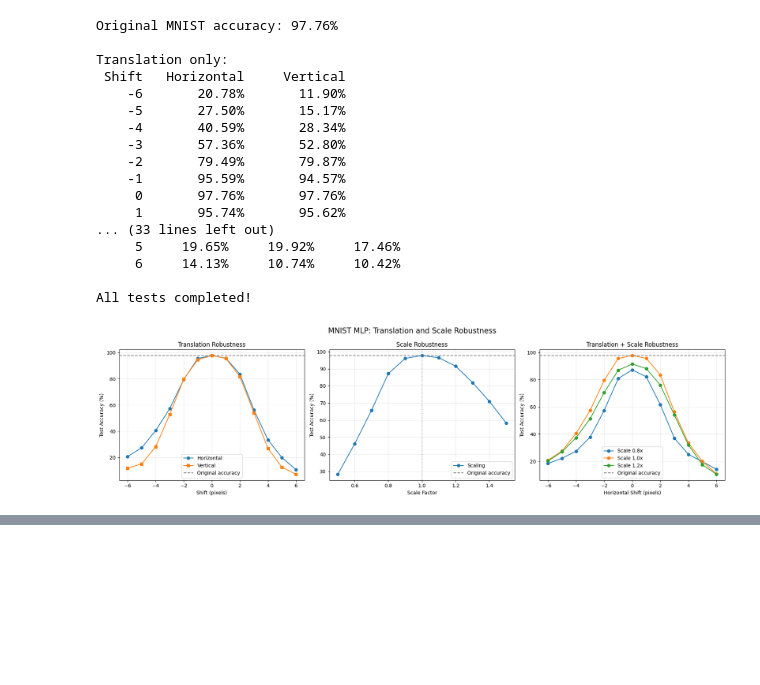
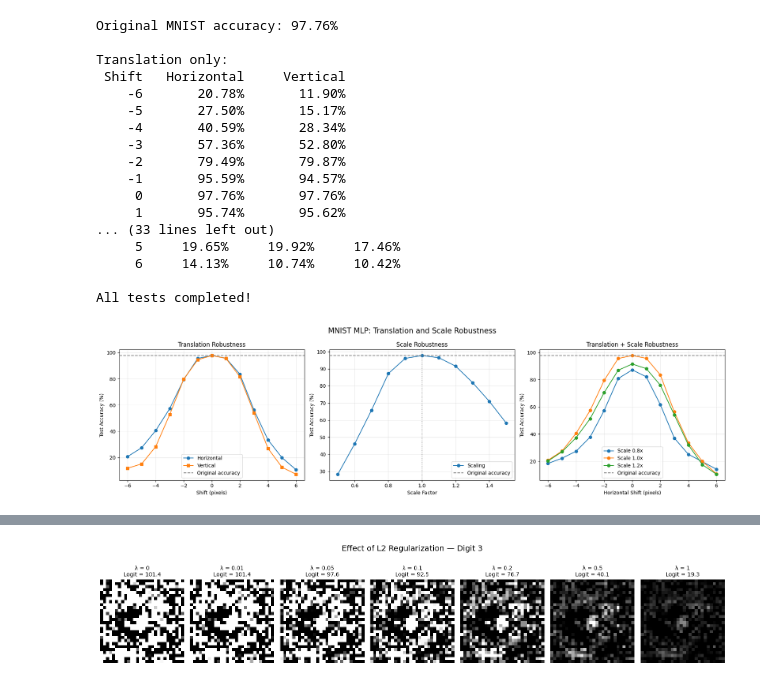
Before and after one commit to jsnimda/ML, a Jupyter notebook: Deep Learning/Scratch-MLP_MNIST.ipynb, the cells around one changed output, grey strips where cells are left out. Cells and saved outputs as stored; diff of their text form; code cells hidden in the pictures; blank space fills up the shorter version.

```diff
--- a/Deep Learning/Scratch-MLP_MNIST.ipynb
+++ b/Deep Learning/Scratch-MLP_MNIST.ipynb
@@ -1483,0 +1807,98 @@ All tests completed!
+# %%
+
+# ============================================================
+# Effect of L2 Regularization
+# ============================================================
+
+LAMBDA_VALUES = [0, 0.01, 0.05, 0.1, 0.2, 0.5, 1.0]
+
+images = []
+final_logits = []
+l2_norms = []
+
+for lam in LAMBDA_VALUES:
+
+    image, _, logits, _ = maximize_digit(
+        model,
+        TARGET_DIGIT,
+        lambda_reg=lam,
+        seed=SEED
+    )
+
+    images.append(image)
+    final_logits.append(logits[-1])
+    l2_norms.append(np.sum(image**2))
+
+
+# ------------------------------------------------------------
+# Figure 1: Visual comparison
+# ------------------------------------------------------------
+
+fig, axes = plt.subplots(
+    1, len(LAMBDA_VALUES),
+    figsize=(16, 3.2)
+)
+
+for ax, lam, image, logit in zip(
+    axes, LAMBDA_VALUES, images, final_logits
+):
+
+    ax.imshow(image, cmap="gray", vmin=0, vmax=1)
+
+    ax.set_title(
+        f"λ = {lam:g}\nLogit = {logit:.1f}",
+        fontsize=10
+    )
+
+    ax.axis("off")
+
+fig.suptitle(
+    f"Effect of L2 Regularization — Digit {TARGET_DIGIT}",
+    fontsize=14,
+    y=1.05
+)
+
+plt.tight_layout()
+plt.show()
+
+
+# ------------------------------------------------------------
+# Figure 2: Quantitative comparison
+# ------------------------------------------------------------
+
+fig, axes = plt.subplots(1, 2, figsize=(11, 4))
+
+axes[0].plot(LAMBDA_VALUES, final_logits, "o-")
+axes[0].set(
+    title="Target Activation vs Regularization",
+    xlabel="Lambda",
+    ylabel="Target logit"
+)
+axes[0].grid(alpha=0.3)
+
+axes[1].plot(LAMBDA_VALUES, l2_norms, "o-")
+axes[1].set(
+    title="Pixel Magnitude vs Regularization",
+    xlabel="Lambda",
+    ylabel="Squared L2 Norm"
+)
+axes[1].grid(alpha=0.3)
+
+plt.tight_layout()
+plt.show()
+
+
+# ------------------------------------------------------------
+# Print numerical results
+# ------------------------------------------------------------
+
+print(f"Regularization Comparison — Digit {TARGET_DIGIT}")
+print("-" * 48)
+print(f"{'Lambda':>10} {'Logit':>12} {'L2 Squared':>15}")
+
+for lam, logit, l2 in zip(
+    LAMBDA_VALUES, final_logits, l2_norms
+):
+    print(f"{lam:10.3f} {logit:12.3f} {l2:15.3f}")
+# %% [output]
+[figure, added]
```
Also changed, not shown: parts of 4 cells of this notebook.
